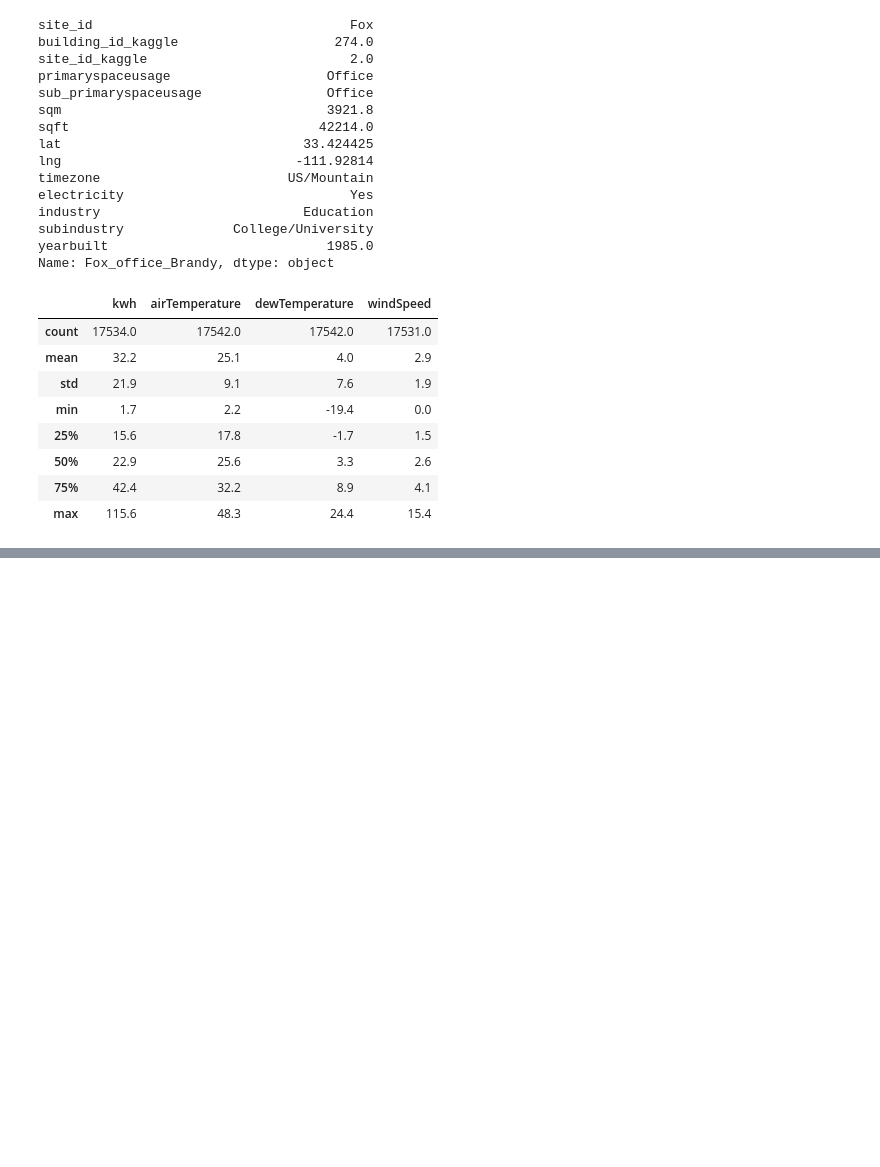
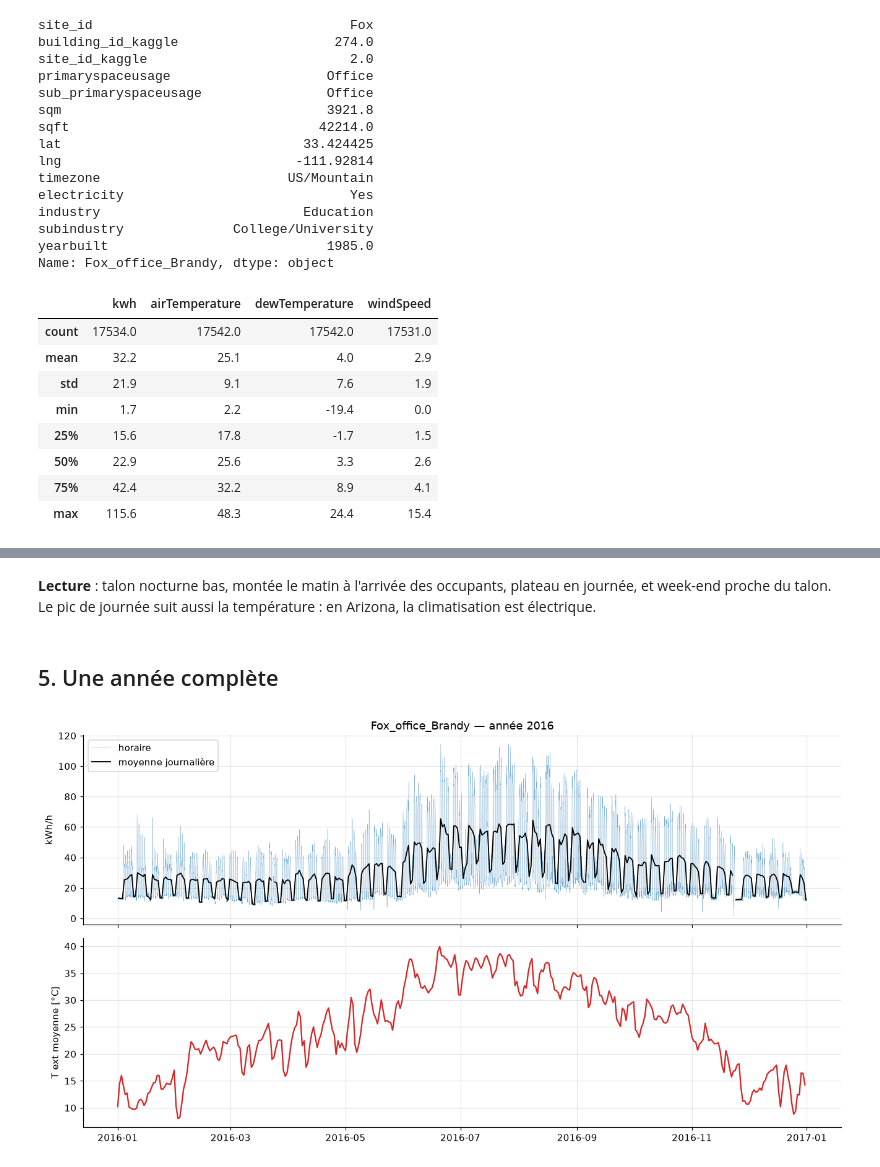
Before and after one commit to a-pestel/building-energy-ml, a Jupyter notebook: notebooks/01_exploration.ipynb, the cells around one changed output, grey strips where cells are left out. Cells and saved outputs as stored; diff of their text form; code cells hidden in the pictures; blank space fills up the shorter version.

```diff
--- a/notebooks/01_exploration.ipynb
+++ b/notebooks/01_exploration.ipynb
@@ -11,18 +11,29 @@ Questions :
 # %%
 import sys
 from pathlib import Path
+
 sys.path.append(str(Path.cwd().parent))
 
+import holidays
 import matplotlib.pyplot as plt
 import numpy as np
 import pandas as pd
 
+from src import changepoint
 from src.data import load_building, load_metadata
+from src.metrics import report
 
 FIG = Path("../reports/figures")
 FIG.mkdir(parents=True, exist_ok=True)
-plt.rcParams.update({"figure.dpi": 110, "axes.grid": True, "grid.alpha": 0.3,
-                     "axes.spines.top": False, "axes.spines.right": False})
+plt.rcParams.update(
+    {
+        "figure.dpi": 110,
+        "axes.grid": True,
+        "grid.alpha": 0.3,
+        "axes.spines.top": False,
+        "axes.spines.right": False,
+    }
+)
 BUILDING = "Fox_office_Brandy"
 # %% [markdown]
 ## 1. Métadonnées et chargement
@@ -242,0 +202,30 @@ Jours ouvrés : T_b = 21.8 °C | talon = 645 kWh/j | pente = 47.2 kWh/j/K | R²
+# %% [markdown]
+**Lecture** : talon nocturne bas, montée le matin à l'arrivée des occupants, plateau
+en journée, et week-end proche du talon. Le pic de journée suit aussi la température :
+en Arizona, la climatisation est électrique.
+# %% [markdown]
+## 5. Une année complète
+# %%
+year = df.loc["2016"]
+daily = year["kwh"].resample("D").sum(min_count=24)
+
+fig, axes = plt.subplots(2, 1, figsize=(12, 6.5), sharex=True)
+axes[0].plot(
+    year.index, year["kwh"], lw=0.3, color="tab:blue", alpha=0.6, label="horaire"
+)
+axes[0].plot(
+    daily.index + pd.Timedelta(hours=12),
+    daily / 24,
+    color="k",
+    lw=1.2,
+    label="moyenne journalière",
+)
+axes[0].set_ylabel("kWh/h")
+axes[0].legend(loc="upper left")
+axes[0].set_title(f"{BUILDING} — année 2016")
+axes[1].plot(year["airTemperature"].resample("D").mean(), color="tab:red")
+axes[1].set_ylabel("T ext moyenne [°C]")
+fig.tight_layout()
+fig.savefig(FIG / "01_annee.png")
+# %% [output]
+[figure, added]
```
Also changed, not shown: parts of 43 cells of this notebook, 14 other files.
